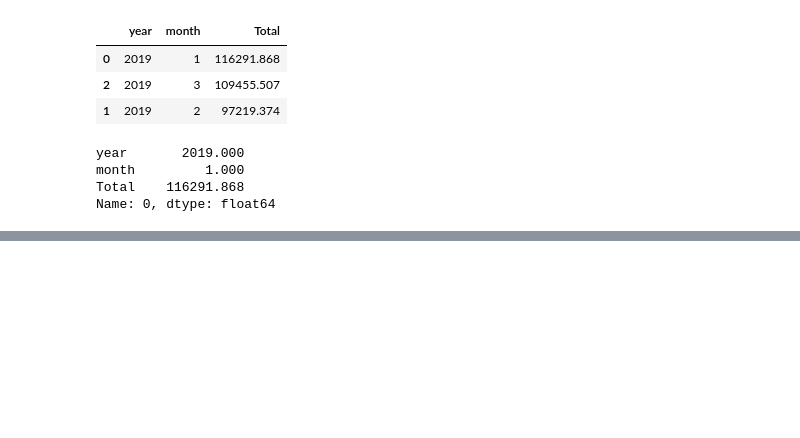
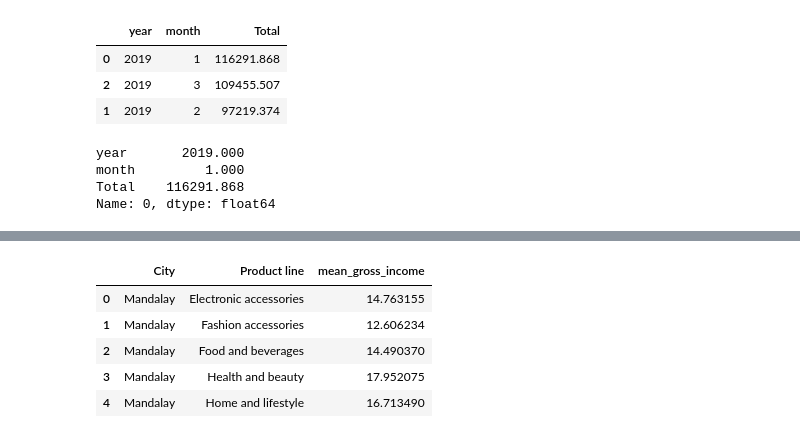
Before and after one commit to codekunoichi/learning-datascience, a Jupyter notebook: pandas/portfolio-projects/prob_1_analyze_sales_data.ipynb, the cells around one changed output, grey strips where cells are left out. Saved outputs shown, nothing was run; the diff lists cells and outputs as text; code cells hidden in the pictures; blank space fills up the shorter version.

```diff
--- a/pandas/portfolio-projects/prob_1_analyze_sales_data.ipynb
+++ b/pandas/portfolio-projects/prob_1_analyze_sales_data.ipynb
@@ -169,0 +188,11 @@ Name: 0, dtype: float64
+# %%
+mean_product_gross_by_city = sales_data.groupby(['City', 'Product line'])['gross income'].mean()
+result_df = mean_product_gross_by_city.reset_index(name='mean_gross_income')
+result_df.head()
+# %% [output]
+|  | City | Product line | mean_gross_income |
+| 0 | Mandalay | Electronic accessories | 14.763155 |
+| 1 | Mandalay | Fashion accessories | 12.606234 |
+| 2 | Mandalay | Food and beverages | 14.490370 |
+| 3 | Mandalay | Health and beauty | 17.952075 |
+| 4 | Mandalay | Home and lifestyle | 16.713490 |
```
Also changed, not shown: parts of 3 cells of this notebook.
